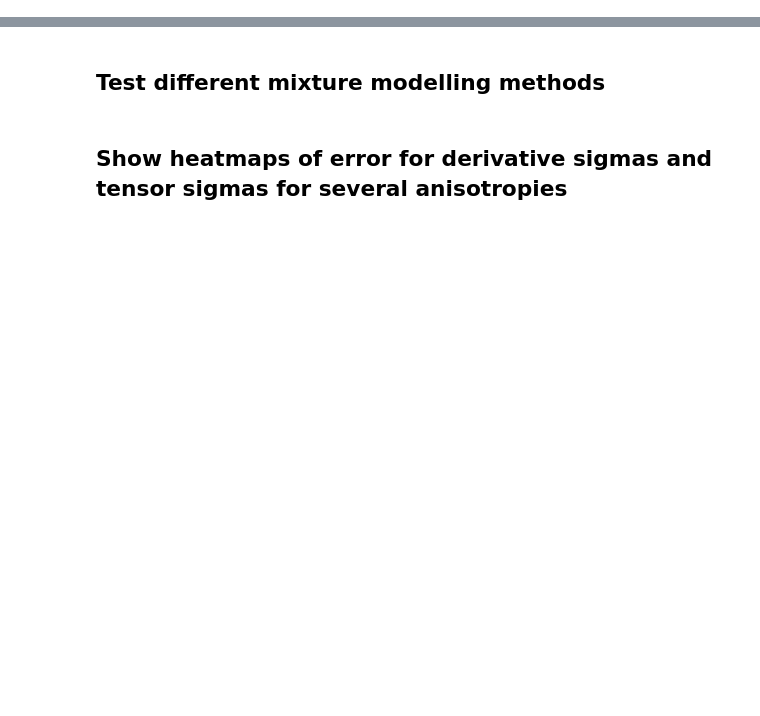
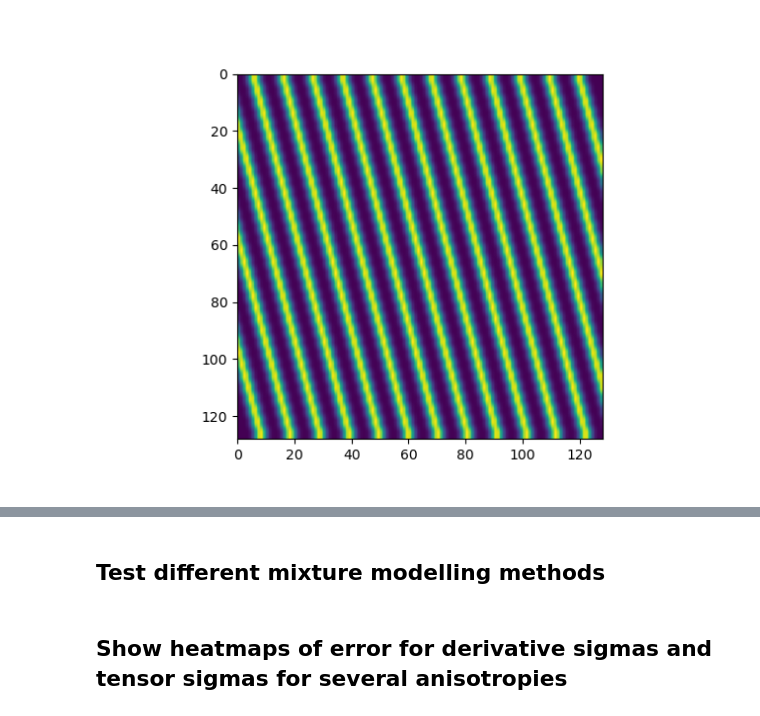
Before and after one commit to BrysonGray/fibermetric, a Jupyter notebook: notebooks/phantom_tests.ipynb, the cells around one changed output, grey strips where cells are left out. Saved outputs shown, nothing was run; the diff lists cells and outputs as text; code cells hidden in the pictures; blank space fills up the shorter version.

Commit message:
add 2D phantom generator using gaussian line drawing method

```diff
--- a/notebooks/phantom_tests.ipynb
+++ b/notebooks/phantom_tests.ipynb
@@ -71,0 +64,10 @@ print(error)
+# %%
+theta = 15 * np.pi/180
+t1 = time.time()
+for i in range(100):
+    I, extent = sta_validate.parallel_lines_2d_v01(thetas=[theta], period=10, noise=1e-9, nI=(32,128))
+t2 = time.time()
+fig, ax = plt.subplots()
+ax.imshow(I, extent=extent)
+print(f'Elapsed time: {t2-t1} s')
+# %% [output]
@@ -71,0 +75 @@ print(error)
+[figure, added]
```
Also changed, not shown: parts of 20 cells of this notebook, 1 other file.
